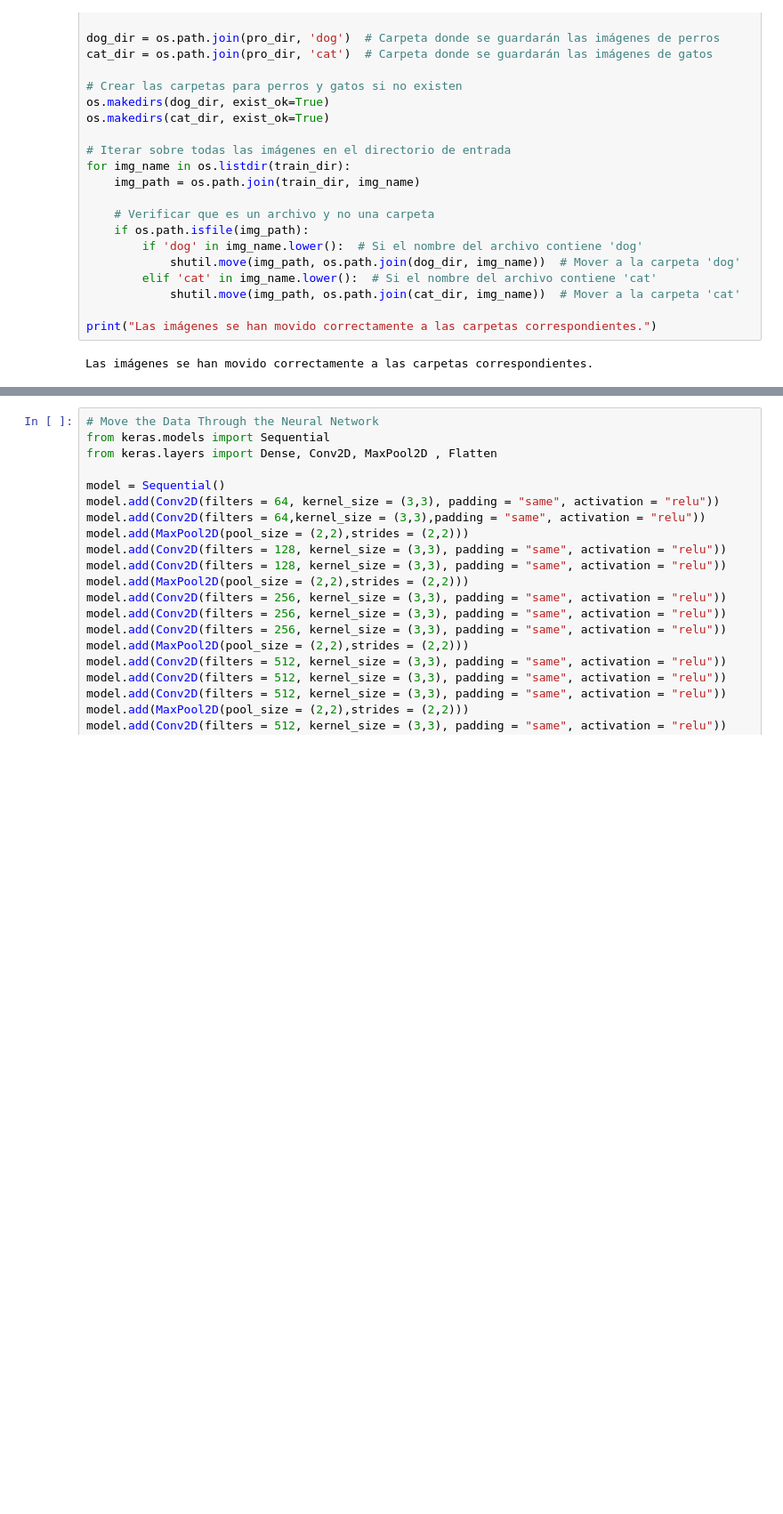
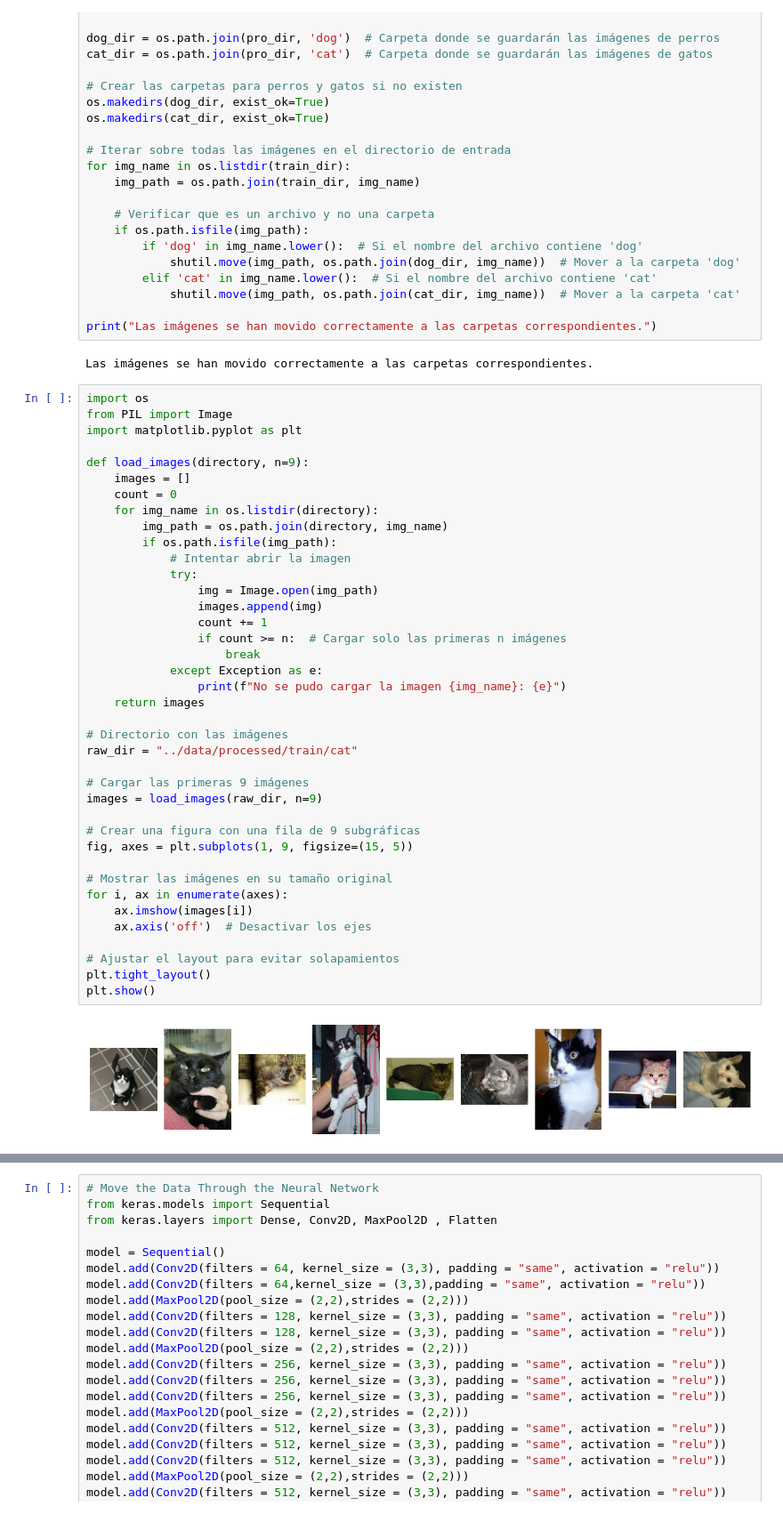
Before and after one commit to albertguiteras/Project21_albertguiteras_RNA, a Jupyter notebook: src/explore.ipynb, the cells around one changed output, grey strips where cells are left out. Shown at 89% size. Drawn from its saved outputs; the diff is of its cells as text; blank space fills up the shorter version.

```diff
--- a/src/explore.ipynb
+++ b/src/explore.ipynb
@@ -89,3 +31,44 @@ for img_name in os.listdir(train_dir):
 print("Las imágenes se han movido correctamente a las carpetas correspondientes.")
 # %% [output]
 Las imágenes se han movido correctamente a las carpetas correspondientes.
+# %%
+import os
+from PIL import Image
+import matplotlib.pyplot as plt
+
+def load_images(directory, n=9):
+    images = []
+    count = 0
+    for img_name in os.listdir(directory):
+        img_path = os.path.join(directory, img_name)
+        if os.path.isfile(img_path):
+            # Intentar abrir la imagen
+            try:
+                img = Image.open(img_path)
+                images.append(img)
+                count += 1
+                if count >= n:  # Cargar solo las primeras n imágenes
+                    break
+            except Exception as e:
+                print(f"No se pudo cargar la imagen {img_name}: {e}")
+    return images
+
+# Directorio con las imágenes
+raw_dir = "../data/processed/train/cat"
+
+# Cargar las primeras 9 imágenes
+images = load_images(raw_dir, n=9)
+
+# Crear una figura con una fila de 9 subgráficas
+fig, axes = plt.subplots(1, 9, figsize=(15, 5))
+
+# Mostrar las imágenes en su tamaño original
+for i, ax in enumerate(axes):
+    ax.imshow(images[i])
+    ax.axis('off')  # Desactivar los ejes
+
+# Ajustar el layout para evitar solapamientos
+plt.tight_layout()
+plt.show()
+# %% [output]
+[figure, added]
```
Also changed, not shown: parts of 8 cells of this notebook.
